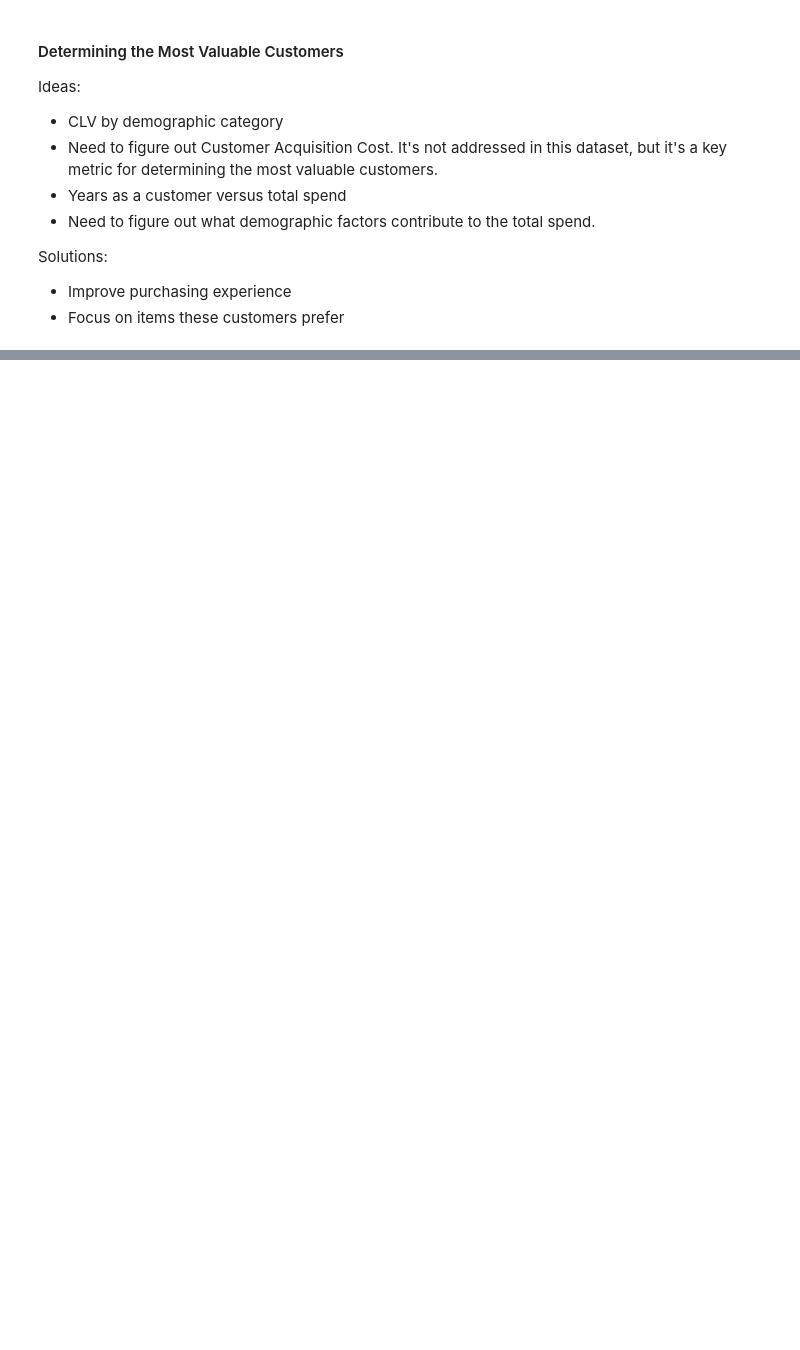
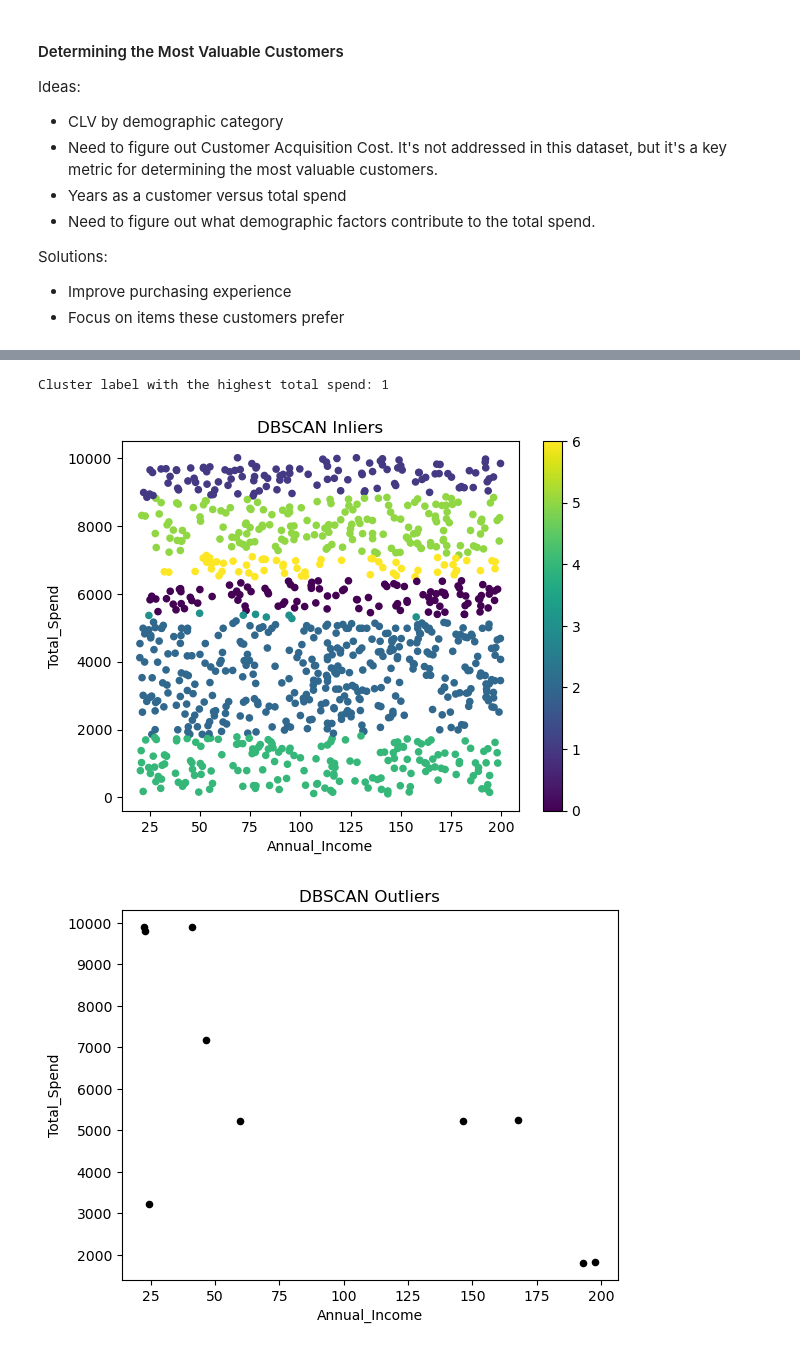
Before and after one commit to tacotuesday/most-valuable-customers, a Jupyter notebook: notebooks/most-valuable-customers.ipynb, the cells around one changed output, grey strips where cells are left out. Drawn from its saved outputs; the diff is of its cells as text; code cells hidden in the pictures; blank space fills up the shorter version.

```diff
--- a/notebooks/most-valuable-customers.ipynb
+++ b/notebooks/most-valuable-customers.ipynb
@@ -402,0 +409,27 @@ ImportError: cannot import name 'HAC' from 'sklearn.cluster' (/opt/miniconda3/en
+# %%
+# Let's run DBSCAN iteratively to find a good combination of epsilon and min_samples. min_samples = 5 is a good value for a two-dimensional dataset.
+
+from sklearn.cluster import DBSCAN
+dbscan = DBSCAN(eps=75, min_samples=5)
+dbscan.fit(X)
+
+# Get inliers and their cluster labels
+X_inlier = X[dbscan.labels_ != -1]
+y_inlier = dbscan.labels_[dbscan.labels_ != -1]
+
+# Get outliers
+X_outlier = X[dbscan.labels_ == -1]
+X_inlier.plot.scatter(x="Annual_Income", y="Total_Spend", c=y_inlier, cmap='viridis', title="DBSCAN Inliers")
+X_outlier.plot.scatter(x="Annual_Income", y="Total_Spend", color='k', title="DBSCAN Outliers")
+
+# Find the cluster label with the highest Total_Spend
+X_inlier_copy = X_inlier.copy().reset_index(drop=True)
+print(f"Cluster label with the highest total spend: {
+      y_inlier[X_inlier_copy['Total_Spend'].idxmax()]}")
+
+# Visualize the clusters
+plt.show()
+# %% [output]
+Cluster label with the highest total spend: 1
+[figure, added]
+[figure, added]
```
Also changed, not shown: parts of 18 cells of this notebook.
